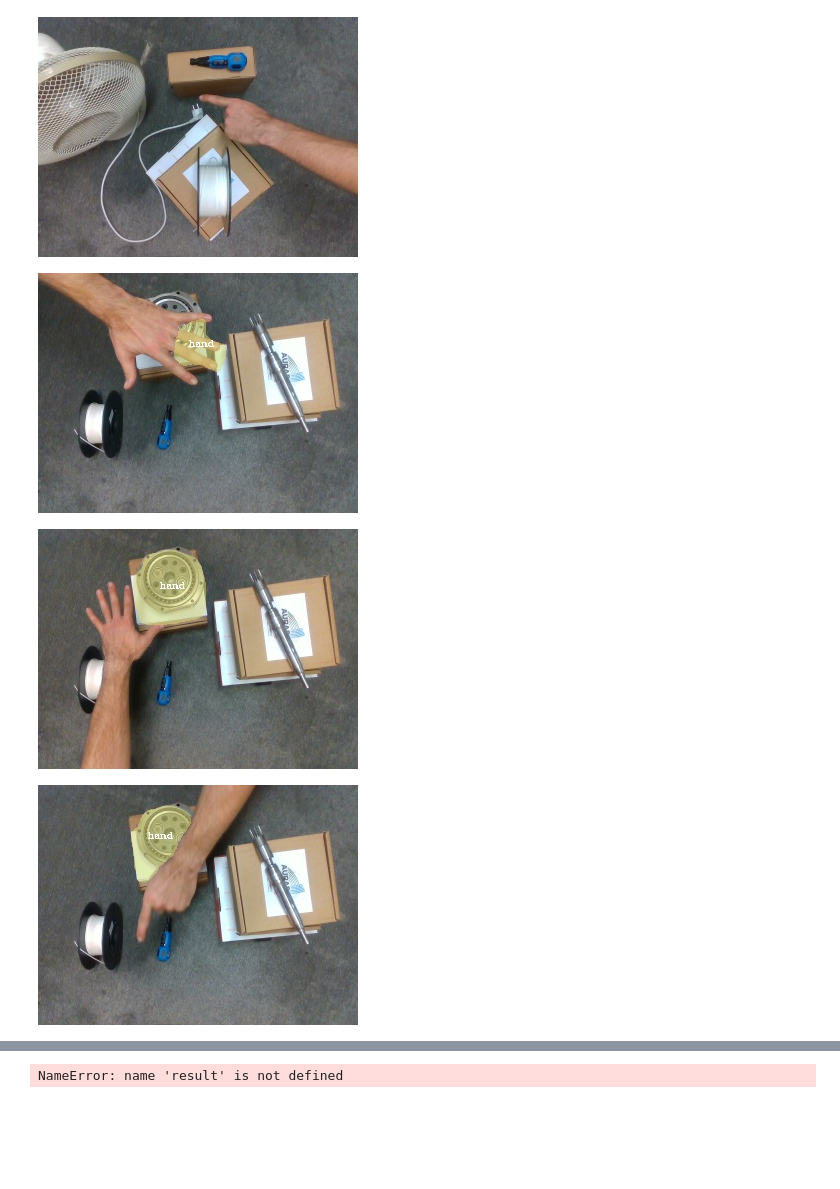
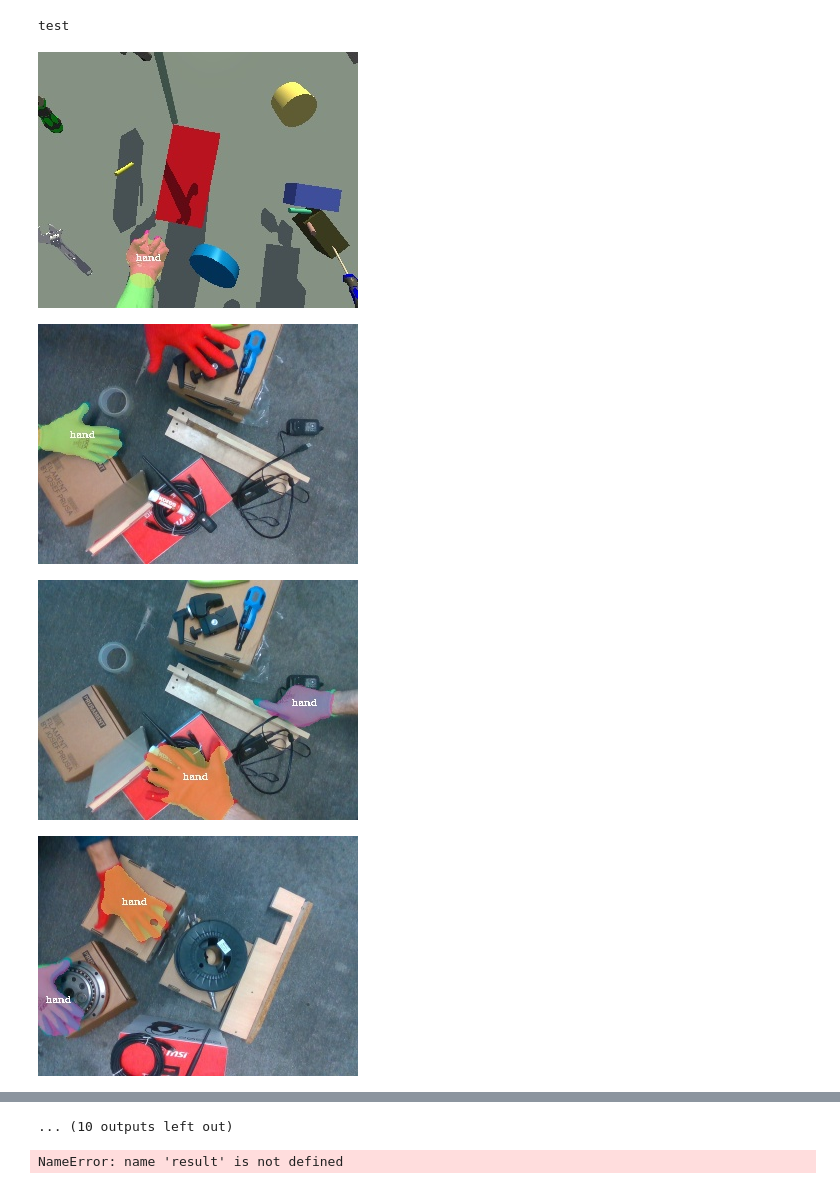
Before and after one commit to anion0278/HaDR, a Jupyter notebook: demo/inference_demo.ipynb, the cells around one changed output, grey strips where cells are left out. Saved outputs shown, nothing was run; the diff lists cells and outputs as text; code cells hidden in the pictures; blank space fills up the shorter version.

```diff
--- a/demo/inference_demo.ipynb
+++ b/demo/inference_demo.ipynb
@@ -4,33 +1,44 @@ import mmcv
 # %%
-config_file = '../configs/solov2/solov2_light_448_r50_fpn_custom.py'
+from mmdet.apis import init_detector, inference_detector, show_result_pyplot
+# config_file = '../configs/mask_rcnn_r101_fpn_custom.py'
+config_file = '../configs/solov2/solov2_r101_fpn_custom.py'
 # download the checkpoint from model zoo and put it in `checkpoints/`
 # checkpoint_file = '../checkpoints/DECOUPLED_SOLO_R50_3x.pth'
-checkpoint_file = '../checkpoints/s2ch4_epoch_1.pth'
+checkpoint_file = '../checkpoints/epoch_6.pth'
 # build the model from a config file and a checkpoint file
 model = init_detector(config_file, checkpoint_file, device='cuda:0')
+print("test")
+# %% [output]
+test
 # %%
 
 from mmdet.apis import inference_detector, show_result_ins
-model.CLASSES = ["hand", "dummy_class"]
+model.CLASSES = ["hand"]
 
 def detect(img_path):
     result = inference_detector(model, img_path)
 
-    out_path = os.path.abspath('../../HGR_CNN') + "/demo_hand_out.jpg"
+    out_path = os.path.abspath('../..') + "/demo_hand_out.jpg"
 
-    show_result_ins(img, result, model.CLASSES, score_thr=0.25, out_file=out_path)
+    # show_result_pyplot(img, result, model.CLASSES, score_thr=0.9)
+
+    show_result_ins(img, result, model.CLASSES, score_thr=0.3, out_file=out_path)
     from IPython.display import display
     from PIL import Image
 
     display(Image.open(out_path))
 
+img = r"C:\Users\Stefan\source\repos\HGR_CNN\datasets\rgbd_joined_dataset\ruka_2/color/0000022_gest1_X-182.6_Y189.1_Z386.6_hand1_date27-02-2022_20#27#32.png"
+detect(img)
 
-for f in ["1", "2", "3", "4", "5", "282", "372", "497"]:
+
+for f in ["425", "399", "292", "315", "11_140", "13_150", "7_240", "5_209", "497", "10_124","458", "302",  "9_152",  "1", "2", "3", "4", "5", "6",  "282", "372", ]:
+# for f in ["12_131", "7_240", "8_196", "9_152", "12_131"]:
     import os
-    img = os.path.abspath('../../datasets/real_cam/2_ruce_rukavice_250/RGB') + "/" + f+".png"
+    img = os.path.abspath('../../datasets/real_cam/2_ruce_rukavice_250/color') + "/" + f+".png"
     detect(img)
 # %% [output]
-[figure, old version]
+[figure, new version]
-[figure, old version]
+[figure, new version]
-[figure, old version]
+[figure, new version]
-[figure, old version]
+[figure, new version]
@@ -41,3 +53,4 @@ for f in ["1", "2", "3", "4", "5", "282", "372", "497"]:
+... (10 outputs left out)
 # %%
 from mmdet.apis import init_detector, inference_detector, show_result_pyplot, show_result_ins
 
```
Also changed, not shown: parts of 2 cells of this notebook, 9 other files.
